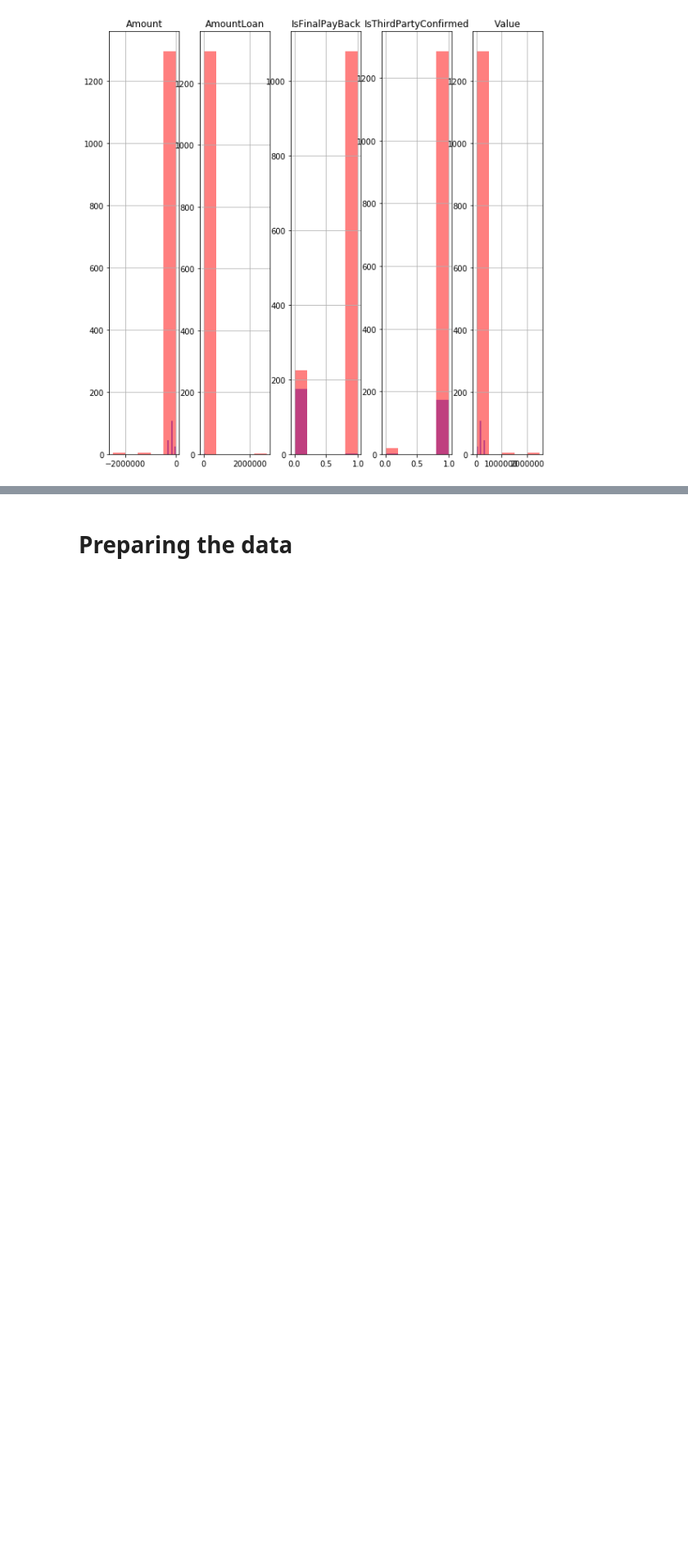
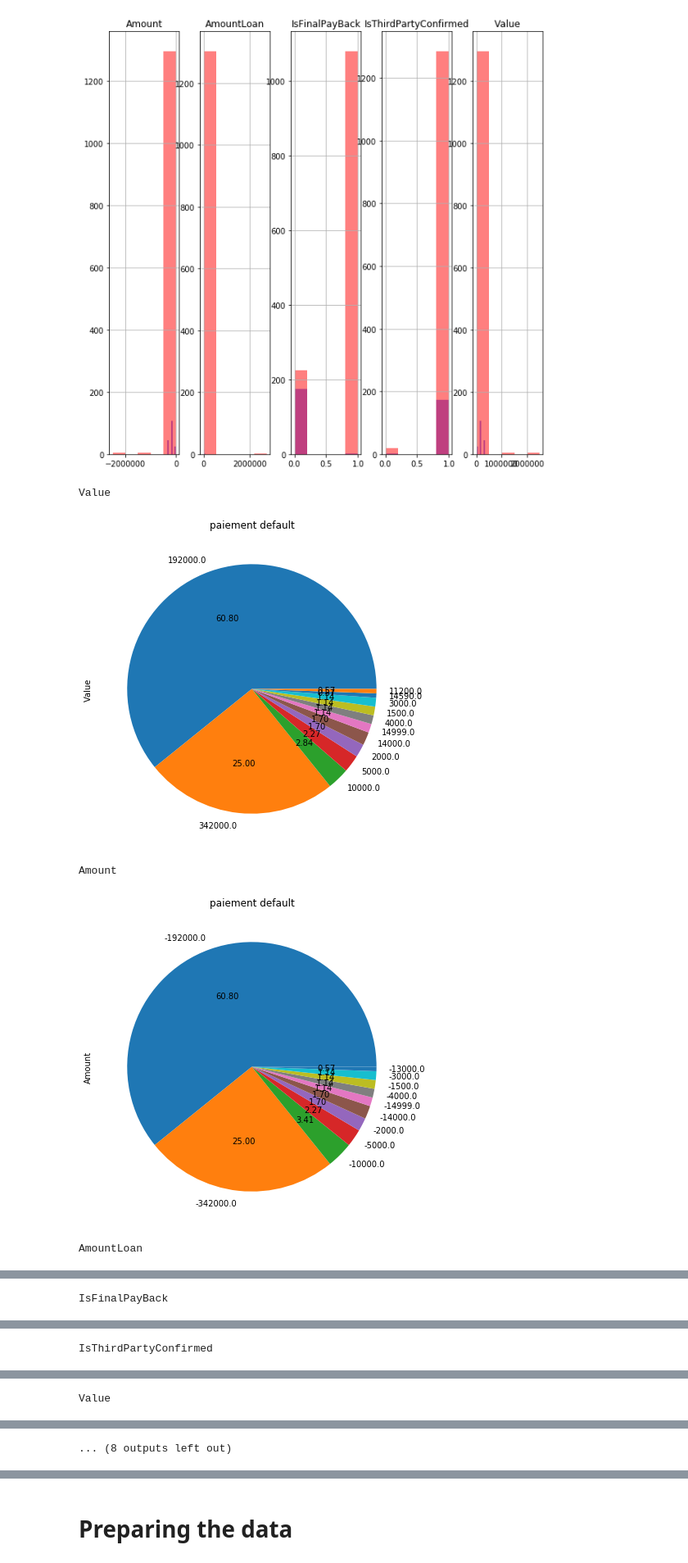
Before and after one commit to tinwilliam/inclusionFinanciere, a Jupyter notebook: essai pour client score.ipynb, the cells around one changed output, grey strips where cells are left out. Shown at 82% size. Cells and saved outputs as stored; diff of their text form; code cells hidden in the pictures; blank space fills up the shorter version.

```diff
--- a/essai pour client score.ipynb
+++ b/essai pour client score.ipynb
@@ -278,3 +304,21 @@ train_data[train_data.IsDefaulted == 0][numerical_features].hist(bins=5, color="
 plt.show()
 # %% [output]
 [figure]
+# %%
+for feature in numerical_features:
+    print(feature)
+    train_data[train_data.IsDefaulted==1][feature].value_counts().plot(kind='pie',figsize=(7, 7),
+                                                                       autopct='%.2f').set_title("paiement default")
+    plt.show()
+
+for feature in numerical_features:
+    print(feature)
+    train_data[train_data.IsDefaulted==0][feature].value_counts().plot(kind='pie',figsize=(7, 7),
+                                                                       autopct='%.2f').set_title("paiement ok")
+    plt.show()
+# %% [output]
+Value
+[figure, added]
+Amount
+[figure, added]
+AmountLoan
@@ -280,0 +326 @@ plt.show()
+IsFinalPayBack
@@ -280,0 +328 @@ plt.show()
+IsThirdPartyConfirmed
@@ -280,0 +330 @@ plt.show()
+Value
@@ -281,3 +332,4 @@ plt.show()
+... (8 outputs left out)
 # %%
 train_data.head()
 # %% [output]
```
Also changed, not shown: parts of 7 cells of this notebook.
